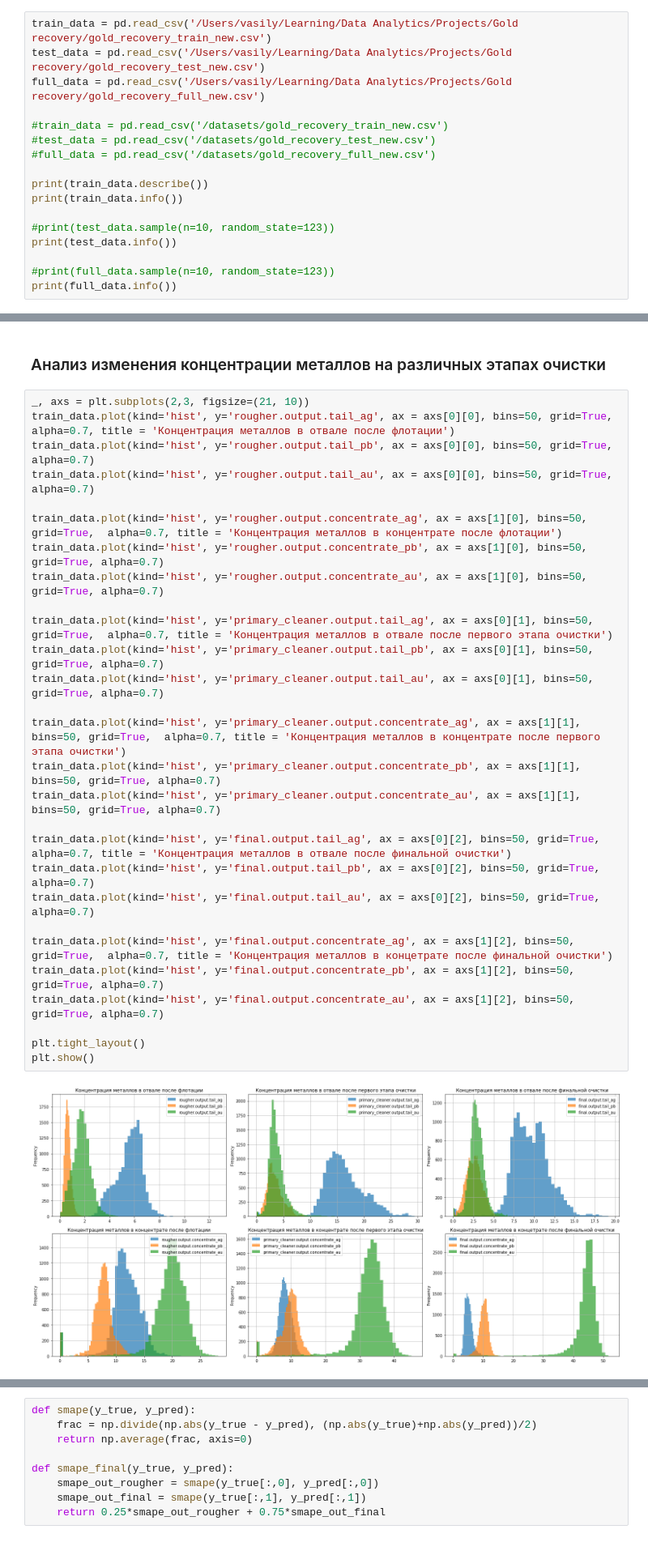
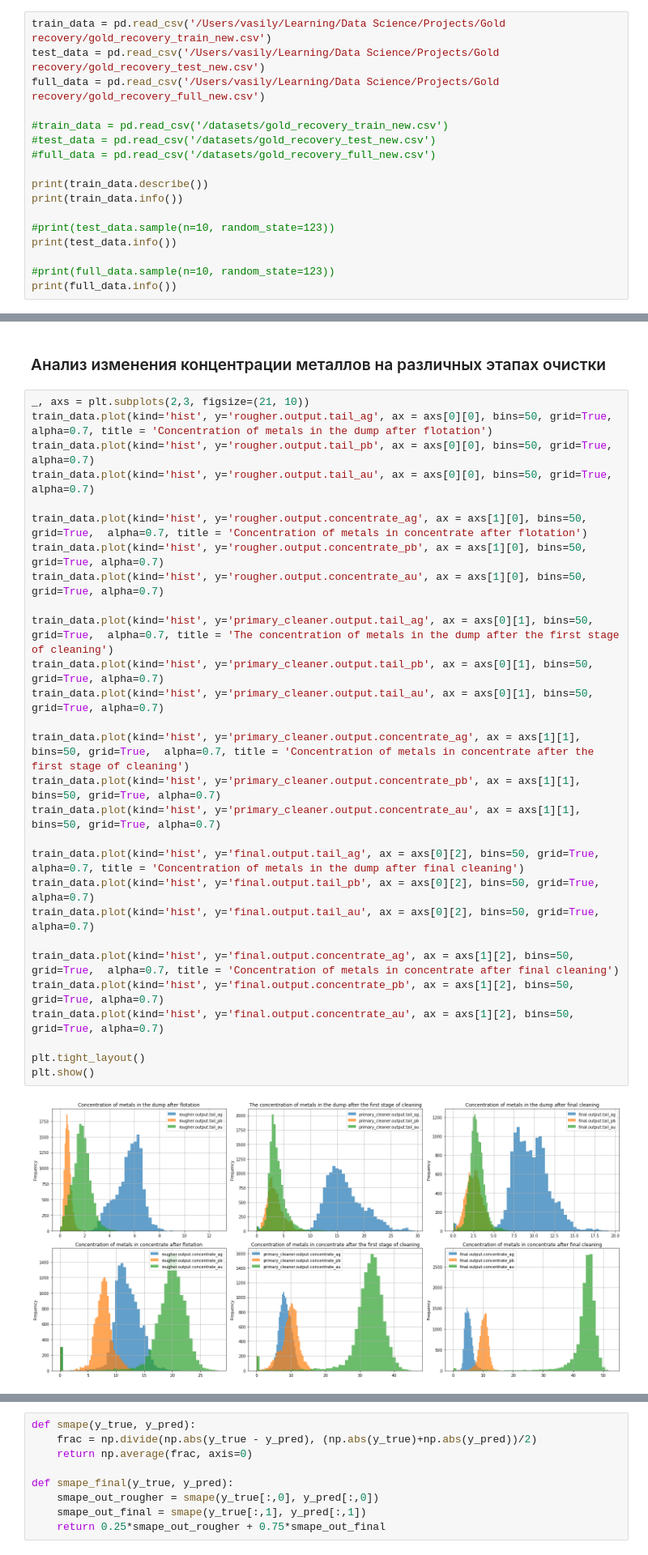
Before and after one commit to vascadagama/data-science-practicum, a Jupyter notebook: gold_refining/gold_refining.ipynb, the cells around one changed output, grey strips where cells are left out. Shown: that part at 81% size. Drawn from its saved outputs; the diff is of its cells as text.

```diff
--- a/gold_refining/gold_refining.ipynb
+++ b/gold_refining/gold_refining.ipynb
@@ -85,7 +83,7 @@ logger.setLevel(logging.CRITICAL)
 # %%
-train_data = pd.read_csv('/Users/vasily/Learning/Data Analytics/Projects/Gold recovery/gold_recovery_train_new.csv')
-test_data = pd.read_csv('/Users/vasily/Learning/Data Analytics/Projects/Gold recovery/gold_recovery_test_new.csv')
-full_data = pd.read_csv('/Users/vasily/Learning/Data Analytics/Projects/Gold recovery/gold_recovery_full_new.csv')
+train_data = pd.read_csv('/Users/vasily/Learning/Data Science/Projects/Gold recovery/gold_recovery_train_new.csv')
+test_data = pd.read_csv('/Users/vasily/Learning/Data Science/Projects/Gold recovery/gold_recovery_test_new.csv')
+full_data = pd.read_csv('/Users/vasily/Learning/Data Science/Projects/Gold recovery/gold_recovery_full_new.csv')
 
 #train_data = pd.read_csv('/datasets/gold_recovery_train_new.csv')
 #test_data = pd.read_csv('/datasets/gold_recovery_test_new.csv')
@@ -237,31 +235,31 @@ memory usage: 12.9 MB
 ### Анализ изменения концентрации металлов на различных этапах очистки
 # %%
 _, axs = plt.subplots(2,3, figsize=(21, 10))
-train_data.plot(kind='hist', y='rougher.output.tail_ag', ax = axs[0][0], bins=50, grid=True,  alpha=0.7, title = 'Концентрация металлов в отвале после флотации')
+train_data.plot(kind='hist', y='rougher.output.tail_ag', ax = axs[0][0], bins=50, grid=True,  alpha=0.7, title = 'Concentration of metals in the dump after flotation')
 train_data.plot(kind='hist', y='rougher.output.tail_pb', ax = axs[0][0], bins=50, grid=True, alpha=0.7)
 train_data.plot(kind='hist', y='rougher.output.tail_au', ax = axs[0][0], bins=50, grid=True, alpha=0.7)
 
-train_data.plot(kind='hist', y='rougher.output.concentrate_ag', ax = axs[1][0], bins=50, grid=True,  alpha=0.7, title = 'Концентрация металлов в концентрате после флотации')
+train_data.plot(kind='hist', y='rougher.output.concentrate_ag', ax = axs[1][0], bins=50, grid=True,  alpha=0.7, title = 'Concentration of metals in concentrate after flotation')
 train_data.plot(kind='hist', y='rougher.output.concentrate_pb', ax = axs[1][0], bins=50, grid=True, alpha=0.7)
 train_data.plot(kind='hist', y='rougher.output.concentrate_au', ax = axs[1][0], bins=50, grid=True, alpha=0.7)
 
-train_data.plot(kind='hist', y='primary_cleaner.output.tail_ag', ax = axs[0][1], bins=50, grid=True,  alpha=0.7, title = 'Концентрация металлов в отвале после первого этапа очистки')
+train_data.plot(kind='hist', y='primary_cleaner.output.tail_ag', ax = axs[0][1], bins=50, grid=True,  alpha=0.7, title = 'The concentration of metals in the dump after the first stage of cleaning')
 train_data.plot(kind='hist', y='primary_cleaner.output.tail_pb', ax = axs[0][1], bins=50, grid=True, alpha=0.7)
 train_data.plot(kind='hist', y='primary_cleaner.output.tail_au', ax = axs[0][1], bins=50, grid=True, alpha=0.7)
 
-train_data.plot(kind='hist', y='primary_cleaner.output.concentrate_ag', ax = axs[1][1], bins=50, grid=True,  alpha=0.7, title = 'Концентрация металлов в концентрате после первого этапа очистки')
+train_data.plot(kind='hist', y='primary_cleaner.output.concentrate_ag', ax = axs[1][1], bins=50, grid=True,  alpha=0.7, title = 'Concentration of metals in concentrate after the first stage of cleaning')
 train_data.plot(kind='hist', y='primary_cleaner.output.concentrate_pb', ax = axs[1][1], bins=50, grid=True, alpha=0.7)
 train_data.plot(kind='hist', y='primary_cleaner.output.concentrate_au', ax = axs[1][1], bins=50, grid=True, alpha=0.7)
 
-train_data.plot(kind='hist', y='final.output.tail_ag', ax = axs[0][2], bins=50, grid=True,  alpha=0.7, title = 'Концентрация металлов в отвале после финальной очистки')
+train_data.plot(kind='hist', y='final.output.tail_ag', ax = axs[0][2], bins=50, grid=True,  alpha=0.7, title = 'Concentration of metals in the dump after final cleaning')
 train_data.plot(kind='hist', y='final.output.tail_pb', ax = axs[0][2], bins=50, grid=True, alpha=0.7)
 train_data.plot(kind='hist', y='final.output.tail_au', ax = axs[0][2], bins=50, grid=True, alpha=0.7)
 
-train_data.plot(kind='hist', y='final.output.concentrate_ag', ax = axs[1][2], bins=50, grid=True,  alpha=0.7, title = 'Концентрация металлов в концетрате после финальной очистки')
+train_data.plot(kind='hist', y='final.output.concentrate_ag', ax = axs[1][2], bins=50, grid=True,  alpha=0.7, title = 'Concentration of metals in concentrate after final cleaning')
 train_data.plot(kind='hist', y='final.output.concentrate_pb', ax = axs[1][2], bins=50, grid=True, alpha=0.7)
 train_data.plot(kind='hist', y='final.output.concentrate_au', ax = axs[1][2], bins=50, grid=True, alpha=0.7)
 
 plt.tight_layout()
 plt.show()
 # %% [output]
-[figure, old version]
+[figure, new version]
```
Also changed, not shown: parts of 61 cells of this notebook.
